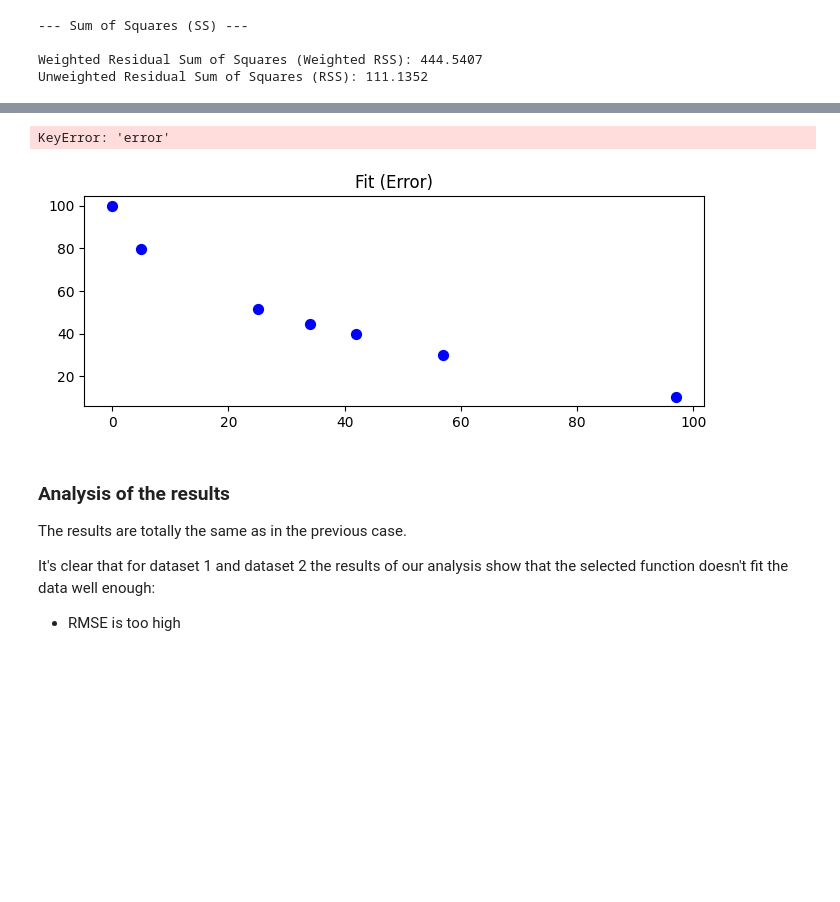
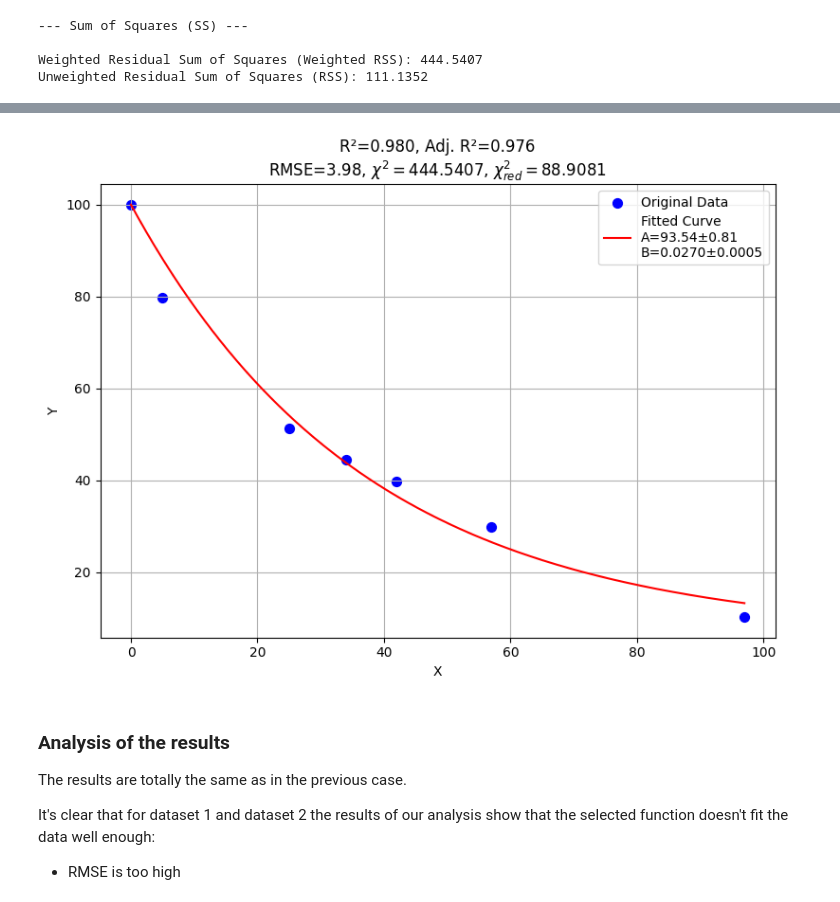
Before and after one commit to Yakovliev/quantopia, a Jupyter notebook: _sources/math/01_basics/weighted-least-squares-code-3.ipynb, the cells around one changed output, grey strips where cells are left out. Drawn from its saved outputs; the diff is of its cells as text; code cells hidden in the pictures; blank space fills up the shorter version.

```diff
--- a/_sources/math/01_basics/weighted-least-squares-code-3.ipynb
+++ b/_sources/math/01_basics/weighted-least-squares-code-3.ipynb
@@ -286,34 +328,24 @@ results
 # %%
 # 4. Plotting the results
 plt.figure(figsize=(8, 6))
 
-for i, res in enumerate(results):
-    plt.subplot(len(results), 1, i + 1)
-    plt.scatter(res["x_data"], res["y_data"], label="Original Data", color='blue', s=50)
+plt.scatter(results["x_data"], results["y_data"], label="Original Data", color='blue', s=50)
 
-    if "y_predicted" in res:
-        x_plot = np.linspace(min(res["x_data"]), max(res["x_data"]), 500)
-        y_plot = custom_function(x_plot, res["A_fit"], res["B_fit"])
-        plt.plot(x_plot, y_plot, color='red', label=f"Fitted Curve\nA={res['A_fit']:.2f}±{res['A_err']:.2f}\nB={res['B_fit']:.4f}±{res['B_err']:.4f}")
+x_plot = np.linspace(min(results["x_data"]), max(results["x_data"]), 500)
+y_plot = custom_function(x_plot, results["fit_a"], results["fit_b"])
+plt.plot(x_plot, y_plot, color='red', label=f"Fitted Curve\nA={results['fit_a']:.2f}±{results['std_err_a']:.2f}\nB={results['fit_b']:.4f}±{results['std_err_b']:.4f}")
 
-        if not np.isnan(res['adjusted_r_squared']):
-            plt.title(f"R²={res['r_squared']:.3f}, Adj. R²={res['adjusted_r_squared']:.3f}\nRMSE={res['rmse']:.2f}, $\\chi^2={res['chi_squared']:.4f}$, $\\chi^2_{{red}}={res['reduced_chi_squared']:.4f}$")
-        else:
-            plt.title(f"R²={res['r_squared']:.3f}, RMSE={res['rmse']:.2f}\nAdj. R²: N/A")
-    else:
-        plt.title(f"Fit (Error)")
-        plt.text(0.5, 0.5, f"Error: {res['error']}", horizontalalignment='center', verticalalignment='center', transform=plt.gca().transAxes, color='red')
+plt.title(f"R²={results['r_squared_weighted']:.3f}, Adj. R²={results['r_squared_adj_weighted']:.3f}\nRMSE={results['rmse_weighted']:.2f}, $\\chi^2={results['chi_squared']:.4f}$, $\\chi^2_{{red}}={results['reduced_chi_squared']:.4f}$")
 
-    plt.xlabel("X")
-    plt.ylabel("Y")
-    plt.legend()
-    plt.grid(True)
+plt.xlabel("X")
+plt.ylabel("Y")
+plt.legend()
+plt.grid(True)
 
 plt.tight_layout()
 plt.show()
 # %% [output]
-KeyError: 'error'
-[figure, old version]
+[figure, new version]
 # %% [markdown]
 ### Analysis of the results
 
```
Also changed, not shown: parts of 5 cells of this notebook, 7 other files.
